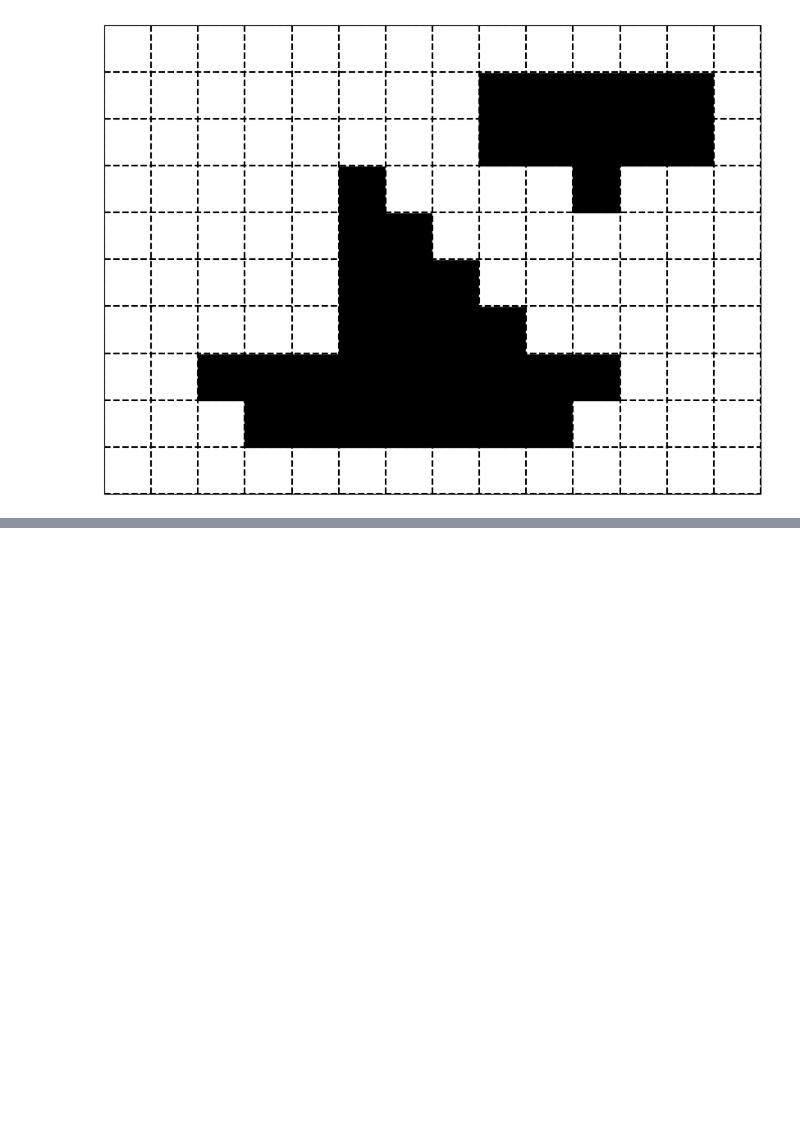
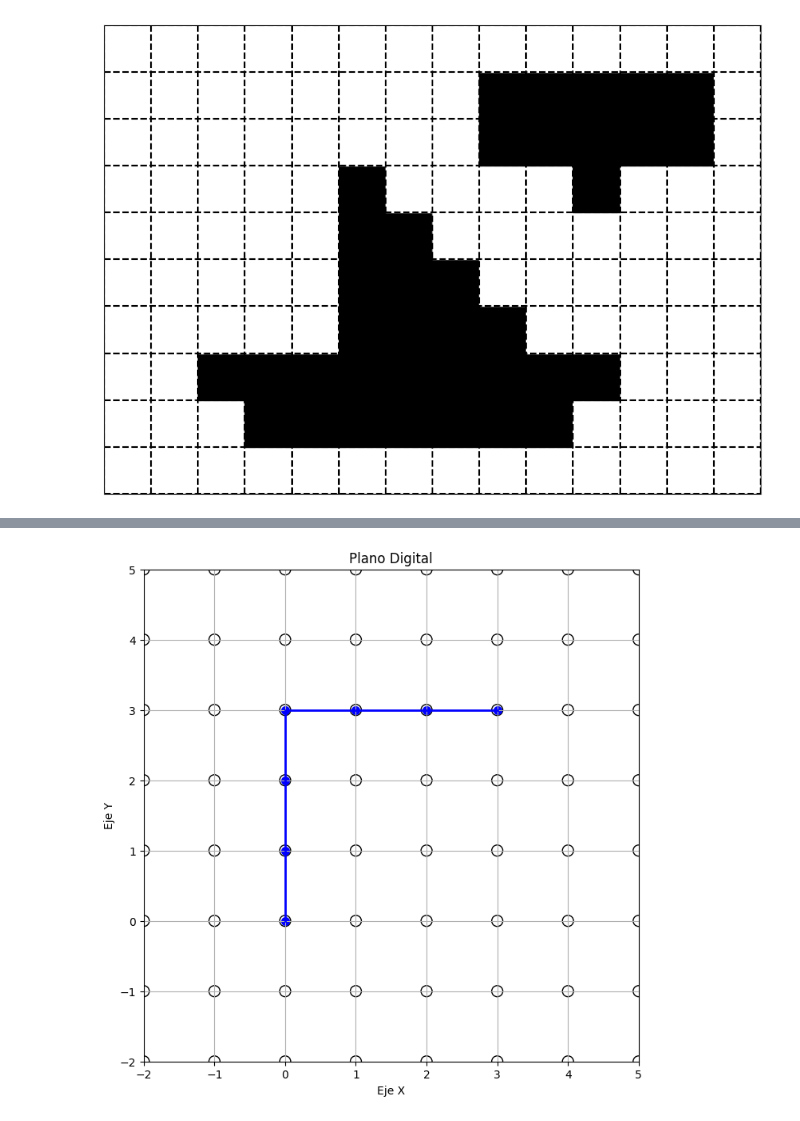
Before and after one commit to inward481/Topologia-digital, a Jupyter notebook: bases datos topologia/TopologiaDigital.ipynb, the cells around one changed output, grey strips where cells are left out. Saved outputs shown, nothing was run; the diff lists cells and outputs as text; code cells hidden in the pictures; blank space fills up the shorter version.

```diff
--- a/bases datos topologia/TopologiaDigital.ipynb
+++ b/bases datos topologia/TopologiaDigital.ipynb
@@ -635,0 +564,90 @@ Camino 8N 63: [(0, 0)]
+# %%
+# Función para crear un gráfico con puntos y una trayectoria lineal que pasa por los puntos en el orden dad
+
+def graficarTrayecto(trayecto):
+
+    # Verifica si el conjunto está vacío
+    if not trayecto:
+        print("El conjunto está vacío.")
+        return
+
+    # Separa las coordenadas x y y en listas separadas
+    x_values, y_values = zip(*trayecto)
+
+    # Calcula los valores mínimos y máximos de x e y en el conjunto
+    min_x, max_x = min(x_values), max(x_values)
+    min_y, max_y = min(y_values), max(y_values)
+
+    # Ajusta el rango y el tamaño del gráfico en función de los valores mínimos y máximos
+    x_range = range(min_x - 2, max_x + 3)
+    y_range = range(min_y - 2, max_y + 3)
+
+    # Crea una lista de coordenadas de todos los puntos posibles en el rango
+    todos_los_puntos = [(x, y) for x in x_range for y in y_range]
+
+    # Separa las coordenadas x e y de todos los puntos posibles
+    x_todos, y_todos = zip(*todos_los_puntos)
+
+    # Crea el gráfico
+    plt.figure(figsize=(8, 8))  # Ajusta el tamaño del gráfico
+    plt.scatter(x_todos, y_todos, marker='o', facecolor='none', edgecolor='black', s=100)
+    plt.scatter(x_values, y_values, color='blue', linewidth=2)
+    plt.plot(x_values, y_values, color='blue', linewidth=2)
+    plt.grid(True)
+    plt.xlabel('Eje X')
+    plt.ylabel('Eje Y')
+    plt.title('Plano Digital')
+    plt.xlim(min_x - 2, max_x + 2)  # Ajusta los límites del gráfico
+    plt.ylim(min_y - 2, max_y + 2)
+
+    plt.show()
+
+import networkx as nx
+
+def encontrar_trayectoria(P, Q, tipo_trayectoria, S = None):
+
+    #si S no se especifica Wntonces crea un reticulo
+
+    if S is None:
+        S = [(x, y) for x in range(P[0], Q[0] + 1) for y in range(P[1], Q[1] + 1)]
+
+    if P not in S or Q not in S:
+        # Si P o Q no están en S, retorna un camino vacío
+        return []
+
+    G = nx.Graph()
+    G.add_nodes_from(S)
+
+    for node in S:
+        vecinos = vecindad(node, tipo_trayectoria)
+        for vecino in vecinos:
+            if vecino in S:
+                G.add_edge(node, vecino)
+
+    if nx.has_path(G, source=P, target=Q):
+        camino = nx.shortest_path(G, source=P, target=Q)
+        return camino
+    else:
+        # Si no existe un camino de P a Q en S, retorna un camino vacío
+        return []
+
+
+if __name__=="__main__":
+
+    #figura 3.3
+
+    #puntosss de prueba
+    P = (0, 0)
+    Q = (3, 3)
+
+    trayectoria4N = encontrar_trayectoria(P, Q, "4N")
+    trayectoria8N = encontrar_trayectoria(P, Q, "8N")
+
+    #camino 4N
+    print(trayectoria4N)
+    graficarTrayecto(trayectoria4N)
+
+    #camino 8N
+    print(trayectoria8N)
+    graficarTrayecto(trayectoria8N)
+# %% [output]
@@ -635,0 +655 @@ Camino 8N 63: [(0, 0)]
+[figure, added]
```
Also changed, not shown: parts of 9 cells of this notebook, 1 other file.
